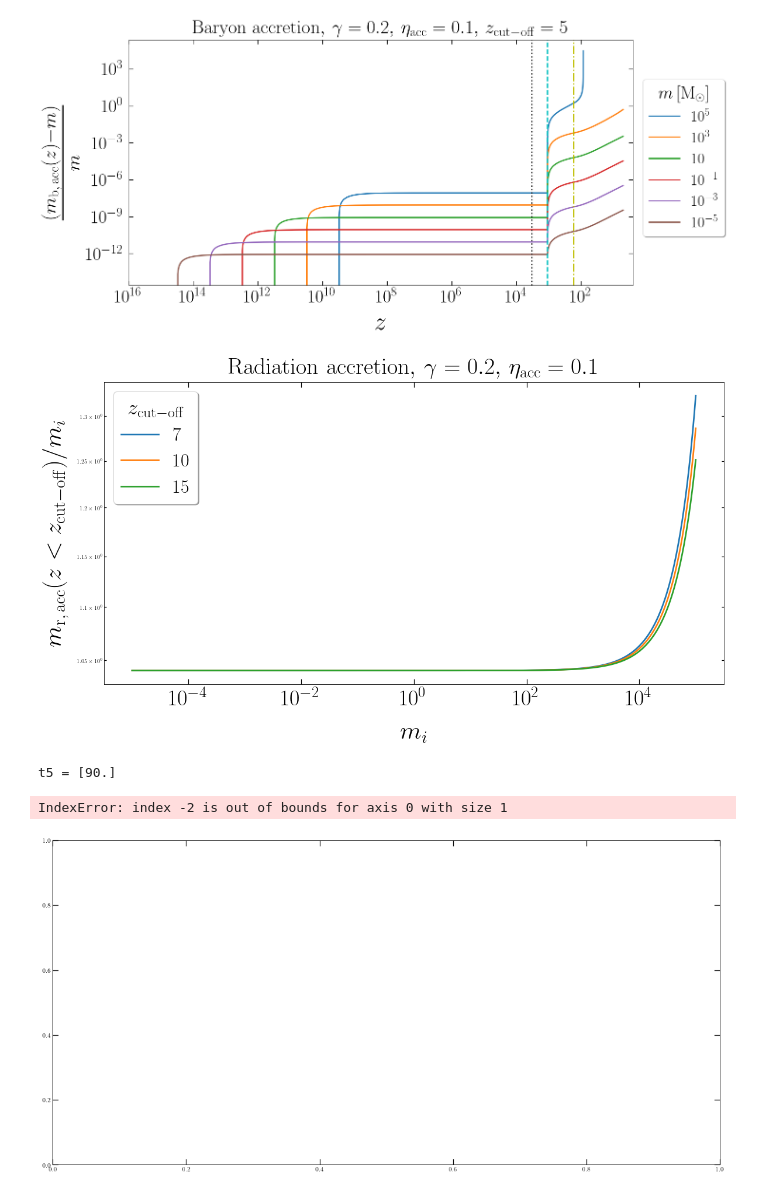
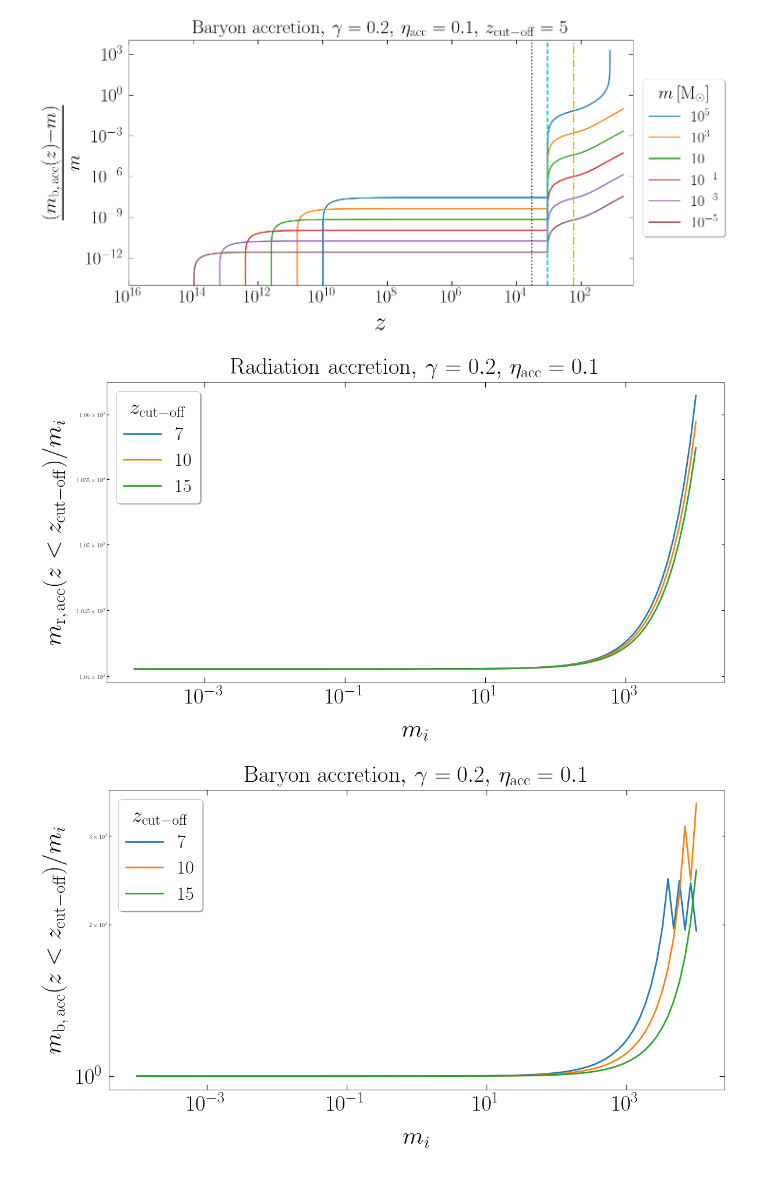
Before and after one commit to pratibhajangra591/project-2, a Jupyter notebook: acc_error_tracking.ipynb, the cells around one changed output. Drawn from its saved outputs; the diff is of its cells as text; code cells hidden in the pictures.

```diff
--- a/acc_error_tracking.ipynb
+++ b/acc_error_tracking.ipynb
@@ -65,6 +60,10 @@ def m_bacc(t, m):
     return  dm
 # %%
 # Radiation accretion in radiation domination to upto z_cut-off = 5.
+
+
+m_arr = np.geomspace(1e4, 1e-4, 6)
+
 
 colors = ['C0', 'C1','C2','C3','C4', 'C5']
 fig,ax = plt.subplots(1, figsize = (19, 9.5))
@@ -113,7 +112,7 @@ for i, (m, color) in enumerate(zip(m_arr, colors)):
     y_4i = y3[-1]
     z_cut_off4 = 90
     t4 = np.geomspace(z_4i, z_cut_off4, N)
-    sol4 = solve_ivp(m_racc, t_span = [t4[0], t4[-1]], y0 = [y_4i], method = 'DOP853',  t_eval = t4, max_step = 10)
+    sol4 = solve_ivp(m_racc, t_span = [t4[0], t4[-1]], y0 = [y_4i], method = 'DOP853',  t_eval = t4, first_step = 1,  max_step = 10)
     t4 = sol4.t
     y4 = sol4.y[0]
 
@@ -122,7 +121,7 @@ for i, (m, color) in enumerate(zip(m_arr, colors)):
     y_5i = y4[-1]
     z_cut_off5 = z_cut
     t5 = np.geomspace(z_5i, z_cut_off5, N)
-    sol5 = solve_ivp(m_racc, t_span = [t5[0], t5[-1]], y0 = [y_5i], method = 'DOP853',  t_eval = t5,  max_step = 5)
+    sol5 = solve_ivp(m_racc, t_span = [t5[0], t5[-1]], y0 = [y_5i], method = 'DOP853',  t_eval = t5, first_step = 1, max_step = 5)
     t5 = sol5.t
     y5 = sol5.y[0]
 
@@ -166,6 +164,10 @@ i = 0 , z = -300.5158620820228 , x = -87.412359212206
 [figure]
 # %%
 # Baryon accretion in radiation domination to upto z_cut-off = 5.
+
+
+m_arr = np.geomspace(1e4, 1e-4, 6)
+
 
 colors = ['C0', 'C1','C2','C3','C4', 'C5']
 fig,ax = plt.subplots(1, figsize = (19, 9.5))
@@ -212,7 +214,7 @@ for i, (m, color) in enumerate(zip(m_arr, colors)):
     y_4i = y3[-1]
     z_cut_off4 = 90
     t4 = np.geomspace(z_4i, z_cut_off4, N)
-    sol4 = solve_ivp(m_bacc, t_span = [z_4i, z_cut_off4], y0 = [y_4i],  method = 'DOP853', t_eval = t4,  max_step = 10)
+    sol4 = solve_ivp(m_bacc, t_span = [z_4i, z_cut_off4], y0 = [y_4i],  method = 'DOP853', t_eval = t4, first_step = 1, max_step = 10)
     t4 = sol4.t
     y4 = sol4.y[0]
 
@@ -221,7 +223,7 @@ for i, (m, color) in enumerate(zip(m_arr, colors)):
     y_5i = y4[-1]
     z_cut_off5 = z_cut
     t5 = np.geomspace(z_5i, z_cut_off5, N)
-    sol5 = solve_ivp(m_bacc, t_span = [t5[0], t5[-1]], y0 = [y_5i],  method = 'DOP853', t_eval = t5, first_step = 0.1,  max_step = 1)
+    sol5 = solve_ivp(m_bacc, t_span = [t5[0], t5[-1]], y0 = [y_5i],  method = 'DOP853', t_eval = t5, first_step = 1,  max_step = 5)
     t5 = sol5.t
     y5 = sol5.y[0]
 
@@ -262,6 +264,6 @@ plt.title(r'Baryon accretion$,\, \gamma = 0.2, \,\eta_\mathrm{acc} = 0.1, \, z_\
 #plt.savefig('bacc_z_cutoff5.pdf', bbox_inches = 'tight')
 plt.show()
 # %% [output]
-[figure, old version]
+[figure, new version]
 # %%
 # Accretion in radiation domination for different values of z_cut-off.
@@ -272,6 +270,10 @@ mi_arr = np.geomspace(1e4, 1e-4, m_spacing)
 # %%
 # Radiation accretion in radiation domination for different values of z_cut-off.
 # m_f(z < z_cut-off)/m_i
+
+m_spacing = 100
+mi_arr = np.geomspace(1e4, 1e-4, m_spacing)
+
 
 
 colors = ['C0', 'C1','C2','C3','C4', 'C5']
@@ -288,7 +290,7 @@ colors = ['C0', 'C1', 'C2']
 plot_lines = []
 
 γ = 0.2
-N = 100
+N = 10
 for i, (z_cut, color) in enumerate(zip(z_cut_arr, colors)):
     for j, m in enumerate(mi_arr):
         z_1i = z_pbh(m,  γ)
@@ -324,7 +326,7 @@ for i, (z_cut, color) in enumerate(zip(z_cut_arr, colors)):
         y_4i = y3[-1]
         z_cut_off4 = 90
         t4 = np.geomspace(z_4i, z_cut_off4, N)
-        sol4 = solve_ivp(m_racc, t_span = [t4[0], t4[-1]], y0 = [y_4i], method = 'DOP853', t_eval = t4, max_step = 5)
+        sol4 = solve_ivp(m_racc, t_span = [t4[0], t4[-1]], y0 = [y_4i], method = 'DOP853', t_eval = t4, first_step = 1, max_step = 10)
         t4 = sol4.t
         y4 = sol4.y[0]
 
@@ -333,7 +335,7 @@ for i, (z_cut, color) in enumerate(zip(z_cut_arr, colors)):
         y_5i = y4[-1]
         z_cut_off5 = z_cut
         t5 = np.geomspace(z_5i, z_cut_off5, N)
-        sol5 = solve_ivp(m_racc, t_span = [t5[0], t5[-1]], y0 = [y_5i], method = 'DOP853', t_eval = t5, first_step = 0.1, max_step = 1)
+        sol5 = solve_ivp(m_racc, t_span = [t5[0], t5[-1]], y0 = [y_5i], method = 'DOP853', t_eval = t5, first_step = 1, max_step = 5)
         t5 = sol5.t
         y5 = sol5.y[0]
 
@@ -362,13 +364,16 @@ plt.title(r'Radiation accretion$,\, \gamma = 0.2, \,\eta_\mathrm{acc} = 0.1$', f
 plt.savefig('racc_z_diff_cutoff.pdf', bbox_inches = 'tight')
 plt.show()
 # %% [output]
-[figure, old version]
+[figure, new version]
 # %%
 # Baryon accretion in radiation domination for different values of z_cut-off.
 # m_f(z < z_cut-off)/m_i
 
-m_spacing = 10
-mi_arr = np.geomspace(1e5, 1e-5, m_spacing)
+m_spacing = 100
+mi_arr = np.geomspace(1e4, 1e-4, m_spacing)
+
+
+
 
 colors = ['C0', 'C1','C2','C3','C4', 'C5']
 fig,ax = plt.subplots(1, figsize = (19, 9.5))
@@ -382,7 +387,7 @@ z_cut_arr = np.array([7, 10, 15])
 mf_arr = np.zeros(len(mi_arr))
 colors = ['C0', 'C1', 'C2']
 plot_lines = []
-N = 5
+N = 10
 
 for i, (z_cut, color) in enumerate(zip(z_cut_arr, colors)):
     for j, m in enumerate(mi_arr):
@@ -419,7 +424,7 @@ for i, (z_cut, color) in enumerate(zip(z_cut_arr, colors)):
         y_4i = y3[-1]
         z_cut_off4 = 90
         t4 = np.geomspace(z_4i, z_cut_off4, N)
-        sol4 = solve_ivp(m_bacc, t_span = [t4[0], t4[-1]], y0 = [y_4i],method = 'DOP853',  t_eval = t4, max_step = 10)
+        sol4 = solve_ivp(m_bacc, t_span = [t4[0], t4[-1]], y0 = [y_4i],method = 'DOP853',  t_eval = t4, first_step = 1, max_step = 10)
         t4 = sol4.t
         y4 = sol4.y[0]
 
@@ -429,36 +434,34 @@ for i, (z_cut, color) in enumerate(zip(z_cut_arr, colors)):
         y_5i = y4[-1]
         z_cut_off5 = z_cut
         t5 = np.geomspace(z_5i, z_cut_off5, N)
-        sol5 = solve_ivp(m_bacc, t_span = [t5[0], t5[-1]], y0 = [y_5i],method = 'DOP853',  t_eval = t5, first_step = 0.1, max_step = 1)
+        sol5 = solve_ivp(m_bacc, t_span = [t5[0], t5[-1]], y0 = [y_5i],method = 'DOP853',  t_eval = t5, first_step = 1, max_step = 5)
         t5 = sol5.t
         y5 = sol5.y[0]
 
 
-        print("t5 =", t5, )
+        #print("t5 =", t5, )
         mf_arr[j] = y5[-2]
 
     ax.loglog(mi_arr, np.divide(mf_arr, mi_arr))
 
 
 
 
 ax.tick_params(axis='x', pad = 9.9)
 ax.tick_params(axis='y', pad = 9.9)
 ax.yaxis.set_tick_params(labelsize=20)
 plt.xticks(fontsize = 38)
 plt.yticks(fontsize = 38)
 plt.xlabel('$m_{i}$',fontsize = 43, labelpad = 20)
-plt.ylabel(r'$m_\mathrm{b, \, acc}(z = z_\mathrm{cut-off})/m_{i} $',fontsize = 43, labelpad = 14)
+plt.ylabel(r'$m_\mathrm{b, \, acc}(z < z_\mathrm{cut-off})/m_{i} $',fontsize = 43, labelpad = 14)
 plt.legend(['$7$', '$10$', '$15$'],
            prop = {'size':32}, loc = 'upper left', shadow = True,
            title = '$z_\mathrm{cut-off}$' ,
            title_fontsize = 37, facecolor = 'white', fontsize = 65)
 #plt.xlim(1e16, 0.5*z_cut_off)
 plt.xscale('log')
 plt.title(r'Baryon accretion$,\, \gamma = 0.2, \,\eta_\mathrm{acc} = 0.1$', fontsize = 40, pad = 13)
 #plt.savefig('bacc_z_diff_cutoff.pdf', bbox_inches = 'tight')
 plt.show()
 # %% [output]
-t5 = [90.]
-IndexError: index -2 is out of bounds for axis 0 with size 1
-[figure, old version]
+[figure, new version]
```
Also changed, not shown: parts of 3 cells of this notebook.
